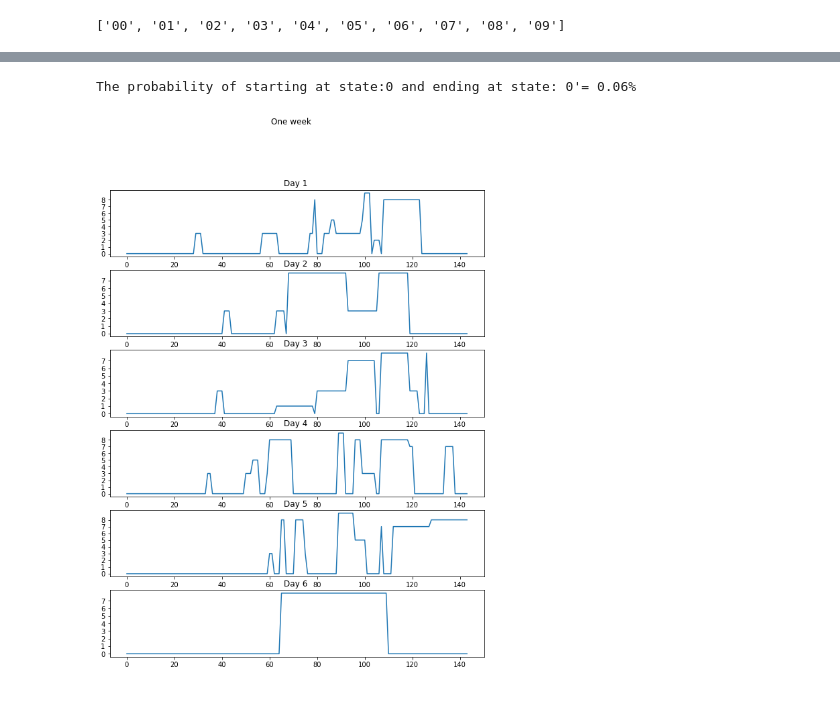
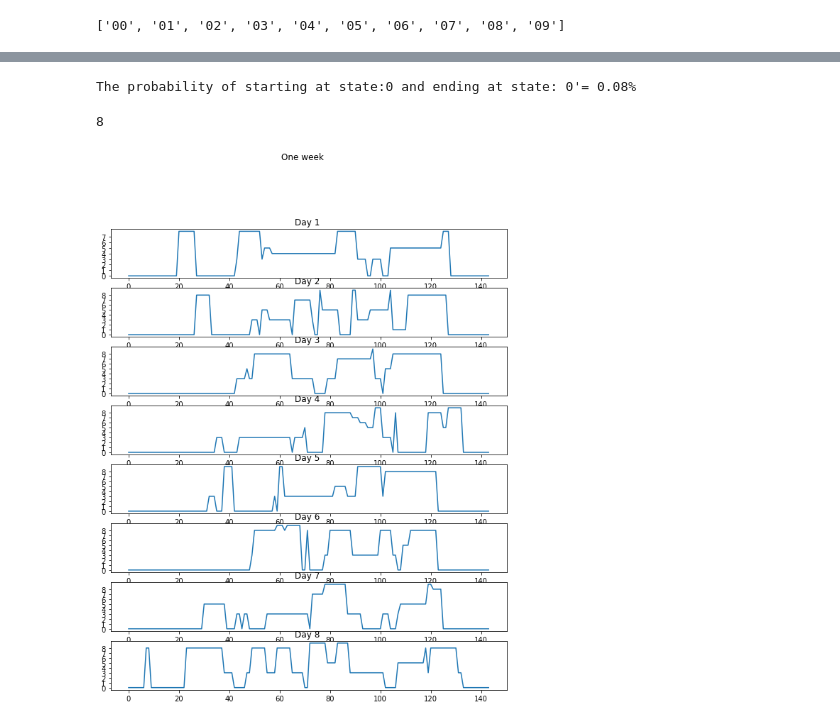
Before and after one commit to arita89/02443-SimSolarEnergy, a Jupyter notebook: code/MarkovChain.ipynb, the cells around one changed output, grey strips where cells are left out. Saved outputs shown, nothing was run; the diff lists cells and outputs as text; code cells hidden in the pictures.

```diff
--- a/code/MarkovChain.ipynb
+++ b/code/MarkovChain.ipynb
@@ -54,5 +55,0 @@ date and time = 20-06-2020_14-30-30
-# %%
-#unpickle 3D matrix P_t previously saved
-with open('20-06-2020_14-19-49_P_t_adult1.pkl','rb') as f:
-    P_t_adult1 = pickle.load(f)
-    print(P_t_adult1.shape)
@@ -210,42 +315,9 @@ different from : 01
-# %%
-def activity_forecast(transitionMatrix,activityToday = 0):
-
-    # Choose the starting state
-    # shall this be random?
-    #activityToday = random.choice(states_id1)
-
-    # Or we choose the starting state as sleep?
-    #activityToday = 0 #num int
-
-    #anyhow append in the activity list
-    activityList = [activityToday]
-    prob = 1
-    for t in range(1,144):
-        for current_state in states_id1: # we look for the activiy code in the array of possible states
-            if activityToday != current_state:
-                continue
-            else: # as soon as we
-                #index = takeFirstNumOfCode(code) #no real need for this, me dumb
-
-                change = np.random.choice(transition_array[current_state],replace=True,p=transitionMatrix[t][current_state])
-                for transition in transitionName[current_state]:
-                    if change != transition: #type string
-                        continue
-                    else:
-                        next_state = takeSecNum(change)
-                        prob = prob * transitionMatrix[t][current_state][next_state]
-                        activityToday = next_state
-                        activityList.append(next_state)
-                        break
-                break
-
-    return activityList
 # %%
 # SIMULATE ONE DAY
 # note: at time it returns error because the sum of the row of P_t[t given] [j initial state] is not 1.
 # this shouldnt be possible. there must always be one state to move to (at least the same state!)
 # how to catch why some lines at t = 0 are all zeros?
-
+transitionMatrix = P_t_senior
 activityList = activity_forecast(transitionMatrix,0)
 T = np.arange(144)
 plt.plot(T, activityList)
@@ -260,7 +339,7 @@ list_activity = []
 count = 0
 
 # lets simulate one year
-for iterations in range(1,7):
+for iterations in range(0,8):
         list_activity.append(activity_forecast(transitionMatrix,0))
 
 # Check out all the `activityList` we collected
@@ -275,19 +354,23 @@ for smaller_list in list_activity:
 percentage = (count/10000) * 100
 print("The probability of starting at state:0 and ending at state: 0'= " + str(percentage) + "%")
 # %% [output]
-The probability of starting at state:0 and ending at state: 0'= 0.06%
+The probability of starting at state:0 and ending at state: 0'= 0.08%
+# %%
+len(list_activity)
+# %% [output]
+8
 # %%
 fig = plt.figure(figsize=(10, 15))
 fig.suptitle('One week')
 
 counter = 1
 for activityList in list_activity:
-    ax =  fig.add_subplot(7,1,counter)
+    ax =  fig.add_subplot(10,1,counter)
     ax.set_title('Day %i '%counter)
     T = np.arange(144)
     plt.plot(T, activityList)
     plt.yticks(np.arange(min(activityList), max(activityList), 1))
     plt.grid(axis='activityList', linestyle='-')
     counter +=1
 # %% [output]
-[figure, old version]
+[figure, new version]
```
Also changed, not shown: parts of 22 cells of this notebook.
